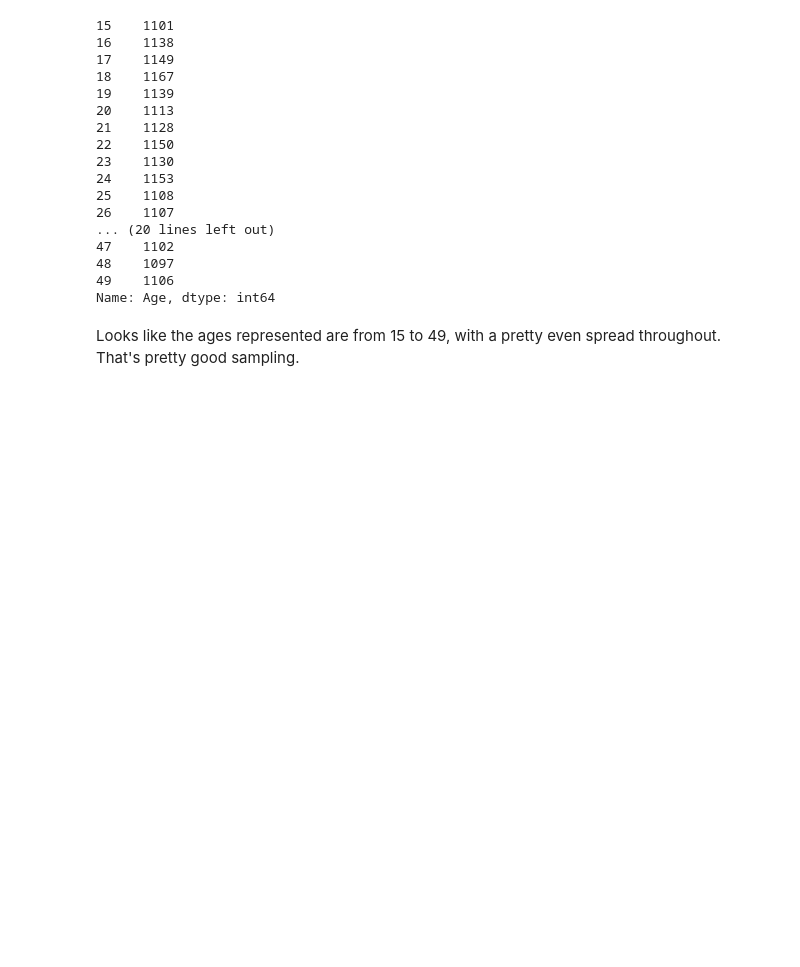
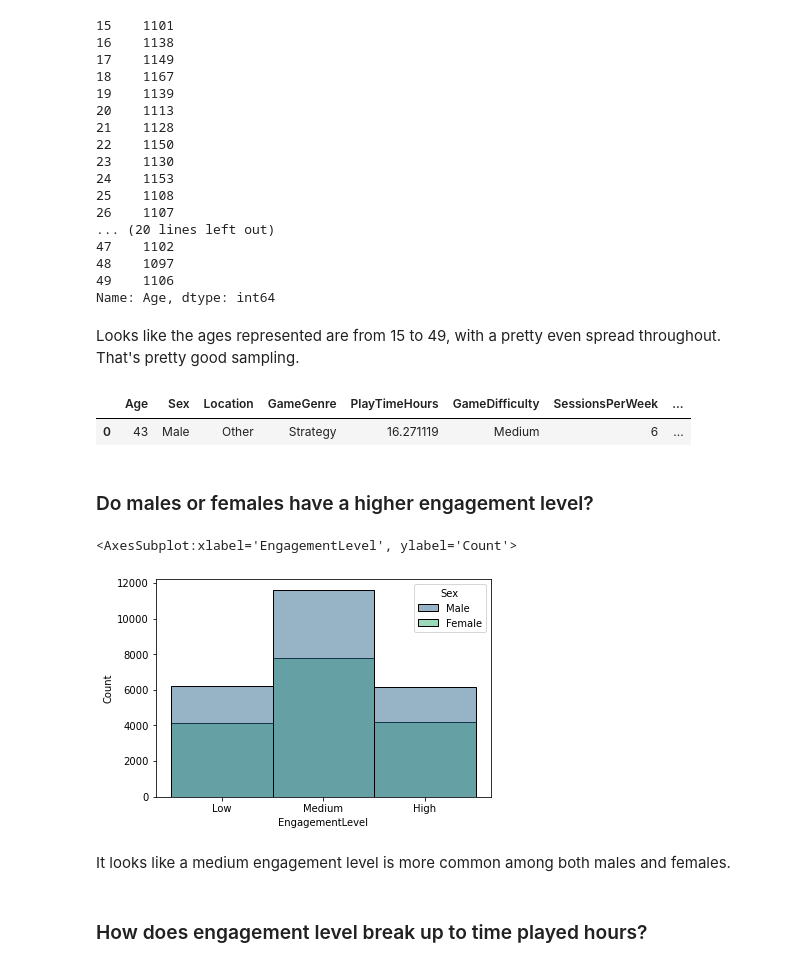
Before and after one commit to dmm4613/online-gaming-behavior-eda, a Jupyter notebook: online-gaming-behavior-eda.ipynb, the cells around one changed output. Cells and saved outputs as stored; diff of their text form; code cells hidden in the pictures; blank space fills up the shorter version.

Commit message:
finished first pass of descriptive. added some colors.

```diff
--- a/online-gaming-behavior-eda.ipynb
+++ b/online-gaming-behavior-eda.ipynb
@@ -186,3 +171,24 @@ value_counts_sorted
 Name: Age, dtype: int64
 # %% [markdown]
 Looks like the ages represented are from 15 to 49, with a pretty even spread throughout. That's pretty good sampling.
+# %%
+# Let's get our headers again for descriptive analysis
+df.head(1)
+# %% [output]
+|  | Age | Sex | Location | GameGenre | PlayTimeHours | GameDifficulty | SessionsPerWeek | ... |
+| 0 | 43 | Male | Other | Strategy | 16.271119 | Medium | 6 | ... |
+# %% [markdown]
+### Do males or females have a higher engagement level?
+# %%
+list_order = ['Low', 'Medium', 'High']
+
+df_engaged = df['EngagementLevel'] = pd.Categorical(df['EngagementLevel'], categories=list_order, ordered=True)
+
+sns.histplot(data=df, x='EngagementLevel', hue='Sex', palette='viridis')
+# %% [output]
+<AxesSubplot:xlabel='EngagementLevel', ylabel='Count'>
+[figure, added]
+# %% [markdown]
+It looks like a medium engagement level is more common among both males and females.
+# %% [markdown]
+### How does engagement level break up to time played hours?
```
Also changed, not shown: parts of 29 cells of this notebook.
